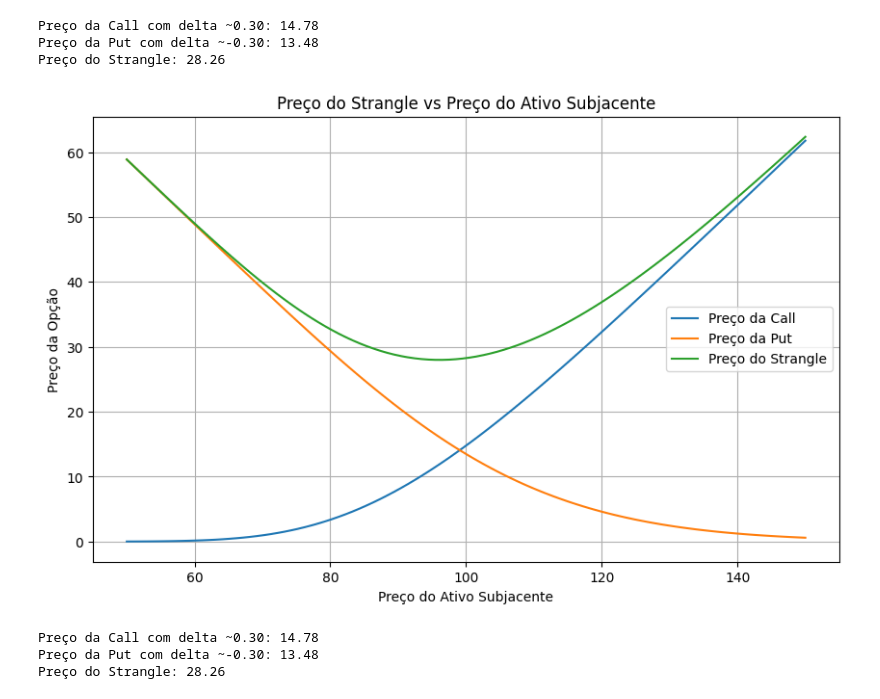
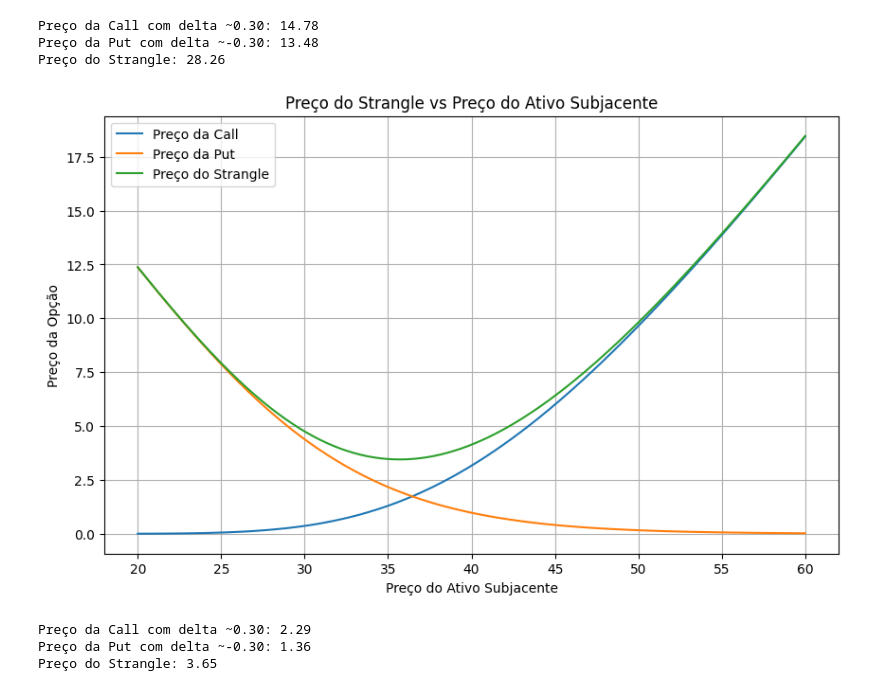
Before and after one commit to Felipe-Pinto/python_para_investimentos, a Jupyter notebook: Estudo Strangle.ipynb, the cells around one changed output. Cells and saved outputs as stored; diff of their text form; code cells hidden in the pictures.

```diff
--- a/Estudo Strangle.ipynb
+++ b/Estudo Strangle.ipynb
@@ -309,6 +309,13 @@ print(f"Preço do Strangle: {black_scholes_call(S, K_call, 1, r, sigma) + black_
 Preço da Call com delta ~0.30: 14.78
 Preço da Put com delta ~-0.30: 13.48
 Preço do Strangle: 28.26
+# %%
+# Parâmetros
+S = 38  # Preço atual do ativo subjacente
+r = 0.10 # Taxa de juros livre de risco
+sigma = 0.25  # Volatilidade do ativo subjacente
+t = 252    # Tempo do ano em dias
+T = (40/t)  # Tempo até o vencimento em dias
 # %%
 import numpy as np
 import scipy.stats as stats
@@ -332,43 +339,37 @@ def black_scholes_call(S, K, T, r, sigma):
 def black_scholes_put(S, K, T, r, sigma):
     d1 = (np.log(S / K) + (r + 0.5 * sigma**2) * T) / (sigma * np.sqrt(T))
     d2 = d1 - sigma * np.sqrt(T)
     put_price = K * np.exp(-r * T) * stats.norm.cdf(-d2) - S * stats.norm.cdf(-d1)
     return put_price
 
-# Parâmetros
-S = 100  # Preço atual do ativo subjacente
-r = 0.05 # Taxa de juros livre de risco
-sigma = 0.2  # Volatilidade do ativo subjacente
-T = 1.0  # Tempo até o vencimento em anos
-
 # Cálculo dos preços de exercício (K) para deltas próximos de ±0.30
-K_call = S * np.exp((r - 0.5 * sigma**2) * T + sigma * np.sqrt(T) * stats.norm.ppf(0.30))
-K_put = S * np.exp((r - 0.5 * sigma**2) * T + sigma * np.sqrt(T) * stats.norm.ppf(0.70))
+K_call = S * np.exp((r - 0.5 * sigma**2) * T + sigma * np.sqrt(T) * stats.norm.ppf(0.70))
+K_put = S * np.exp((r - 0.5 * sigma**2) * T + sigma * np.sqrt(T) * stats.norm.ppf(0.30))
 
 # Geração dos dados para os gráficos
-S_values = np.linspace(50, 150, 100)  # Vários preços do ativo subjacente
+S_values = np.linspace(20, 60, 100)  # Vários preços do ativo subjacente
 call_prices = [black_scholes_call(S_, K_call, T, r, sigma) for S_ in S_values]
 put_prices = [black_scholes_put(S_, K_put, T, r, sigma) for S_ in S_values]
 strangle_prices = [call + put for call, put in zip(call_prices, put_prices)]
 
 # Plot do gráfico
 plt.figure(figsize=(10, 6))
 plt.plot(S_values, call_prices, label='Preço da Call')
 plt.plot(S_values, put_prices, label='Preço da Put')
 plt.plot(S_values, strangle_prices, label='Preço do Strangle')
 plt.xlabel('Preço do Ativo Subjacente')
 plt.ylabel('Preço da Opção')
 plt.title('Preço do Strangle vs Preço do Ativo Subjacente')
 plt.legend()
 plt.grid(True)
 plt.show()
 
 # Exemplo de uso
 print(f"Preço da Call com delta ~0.30: {black_scholes_call(S, K_call, T, r, sigma):.2f}")
 print(f"Preço da Put com delta ~-0.30: {black_scholes_put(S, K_put, T, r, sigma):.2f}")
 print(f"Preço do Strangle: {black_scholes_call(S, K_call, T, r, sigma) + black_scholes_put(S, K_put, T, r, sigma):.2f}")
 # %% [output]
-[figure, old version]
+[figure, new version]
-Preço da Call com delta ~0.30: 14.78
-Preço da Put com delta ~-0.30: 13.48
-Preço do Strangle: 28.26
+Preço da Call com delta ~0.30: 2.29
+Preço da Put com delta ~-0.30: 1.36
+Preço do Strangle: 3.65
```
Also changed, not shown: parts of 2 cells of this notebook.
